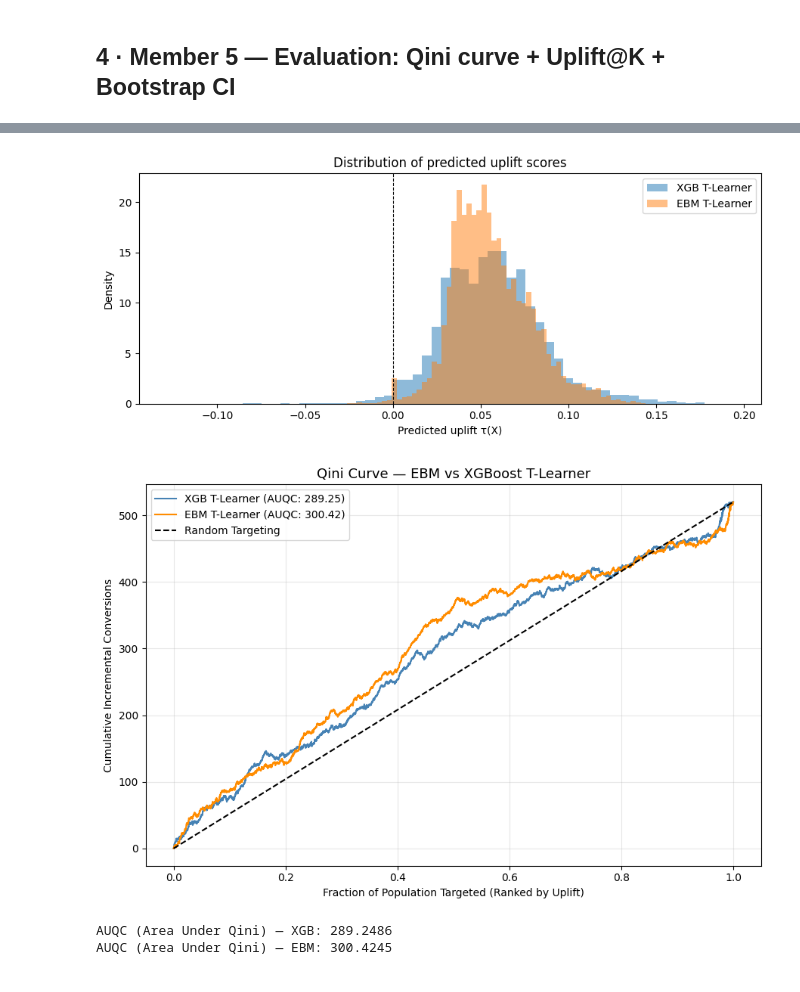
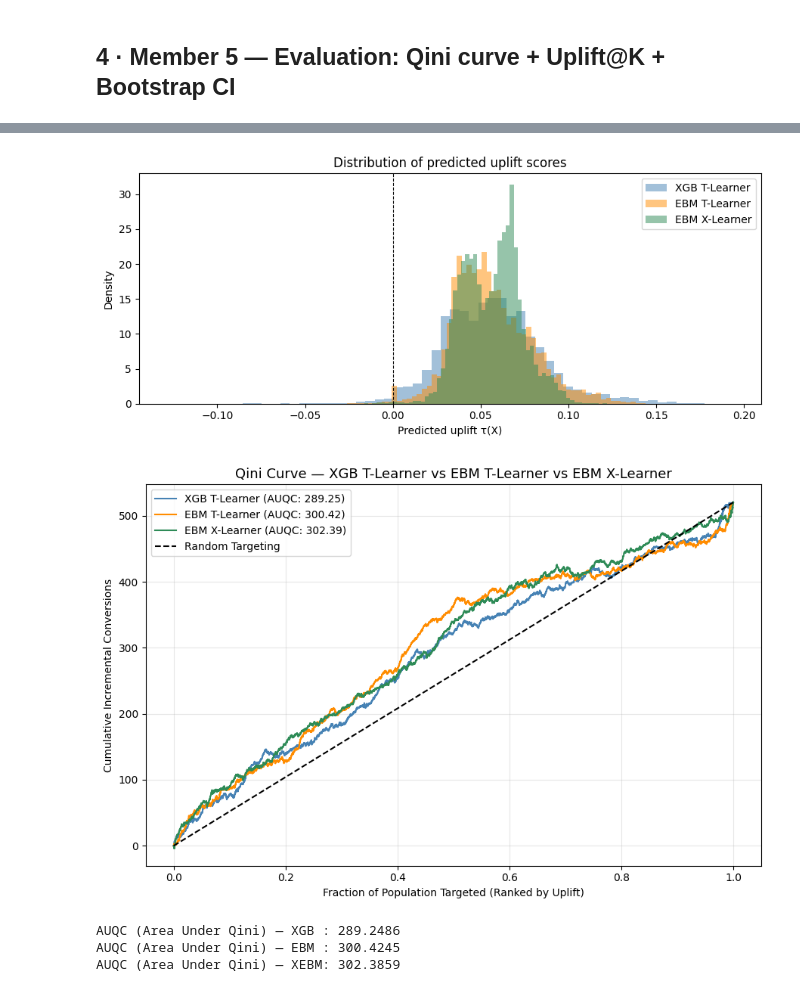
Before and after one commit to shaurya-manjkhola/Causal-Uplift-EBM, a Jupyter notebook: notebooks/02_modelling.ipynb, the cells around one changed output, grey strips where cells are left out. Drawn from its saved outputs; the diff is of its cells as text; code cells hidden in the pictures.

```diff
--- a/notebooks/02_modelling.ipynb
+++ b/notebooks/02_modelling.ipynb
@@ -668,22 +735,16 @@ Generating waterfall plots for indices: 10410, 1450, 6827
 # ============================================================
 # 4a. Generate uplift predictions on the HELD-OUT test set
 # ============================================================
-
-# Safeguard: Ensure X_test remains a DataFrame with 'category' dtypes
-# This prevents the 'could not convert string to float' error in XGBoost
 obj_cols = X_test.select_dtypes(include=['object']).columns.tolist()
 for col in obj_cols:
     X_test[col] = X_test[col].astype('category')
 
 print("Predicting uplift (this may take a few seconds)...")
 
-# IMPORTANT: Ensure your CustomTLearner.predict_uplift doesn't force to_numpy()
-# If the error persists, we will use the models directly:
 try:
     uplift_xgb = tlearner_xgb.predict_uplift(X_test)
     uplift_ebm = tlearner_ebm.predict_uplift(X_test)
 except ValueError:
-    # Manual fallback if CustomTLearner.py has a hardcoded .to_numpy() inside it
     print("Detected forced numpy conversion in TLearner class. Using manual fallback...")
     mu1_xgb = tlearner_xgb.model_t1_.predict_proba(X_test)[:, 1]
     mu0_xgb = tlearner_xgb.model_t0_.predict_proba(X_test)[:, 1]
@@ -693,13 +754,18 @@ except ValueError:
     mu0_ebm = tlearner_ebm.model_t0_.predict_proba(X_test)[:, 1]
     uplift_ebm = mu1_ebm - mu0_ebm
 
-print(f'XGB uplift — mean: {uplift_xgb.mean():.4f}  std: {uplift_xgb.std():.4f}')
-print(f'EBM uplift — mean: {uplift_ebm.mean():.4f}  std: {uplift_ebm.std():.4f}')
+# X-Learner prediction (EBM handles categoricals natively — no fallback needed)
+uplift_xebm = xlearner_ebm.predict_uplift(X_test)
+
+print(f'XGB  uplift — mean: {uplift_xgb.mean():.4f}  std: {uplift_xgb.std():.4f}')
+print(f'EBM  uplift — mean: {uplift_ebm.mean():.4f}  std: {uplift_ebm.std():.4f}')
+print(f'XEBM uplift — mean: {uplift_xebm.mean():.4f}  std: {uplift_xebm.std():.4f}')
 
 # Distribution Plot
 plt.figure(figsize=(9, 4))
-plt.hist(uplift_xgb, bins=60, alpha=0.5, label='XGB T-Learner', density=True)
-plt.hist(uplift_ebm, bins=60, alpha=0.5, label='EBM T-Learner', density=True)
+plt.hist(uplift_xgb,  bins=60, alpha=0.5, label='XGB T-Learner',  density=True, color='steelblue')
+plt.hist(uplift_ebm,  bins=60, alpha=0.5, label='EBM T-Learner',  density=True, color='darkorange')
+plt.hist(uplift_xebm, bins=60, alpha=0.5, label='EBM X-Learner',  density=True, color='seagreen')
 plt.axvline(0, color='black', linestyle='--', linewidth=0.8)
 plt.xlabel('Predicted uplift τ(X)'); plt.ylabel('Density')
 plt.title('Distribution of predicted uplift scores')
@@ -714,14 +781,13 @@ EBM uplift — mean: 0.0562  std: 0.0223
-[figure, old version]
+[figure, new version]
 # %%
 # ============================================================
-# 4b. Qini curve — Manual Implementation (Fixes ImportError)
+# 4b. Qini curve — Manual Implementation
 # ============================================================
 import numpy as np
 import matplotlib.pyplot as plt
 
 def get_qini_coords(y_true, uplift_scores, treatment):
     """Calculates x and y coordinates for a Qini curve."""
-    # Rank indices by uplift score descending
     order = np.argsort(uplift_scores)[::-1]
     y_true = np.array(y_true)[order]
     treatment = np.array(treatment)[order]
@@ -729,56 +795,53 @@ def get_qini_coords(y_true, uplift_scores, treatment):
     n_total = len(y_true)
     x_coords = np.linspace(0, 1, n_total + 1)
 
-    # Cumulative counts
     y_t1 = np.cumsum(y_true * treatment)
     y_t0 = np.cumsum(y_true * (1 - treatment))
     n_t1 = np.cumsum(treatment)
     n_t0 = np.cumsum(1 - treatment)
 
-    # Qini formula: n_y_t1 - (n_y_t0 * n_t1 / n_t0)
-    # Handle division by zero for the very first point
     with np.errstate(divide='ignore', invalid='ignore'):
         qini = y_t1 - (y_t0 * n_t1 / n_t0)
     qini = np.nan_to_num(qini)
 
-    # Add starting (0,0) point
     return x_coords, np.concatenate([[0], qini])
 
-# Calculate coordinates
-x_xgb, y_qini_xgb = get_qini_coords(y_test, uplift_xgb, t_test)
-x_ebm, y_qini_ebm = get_qini_coords(y_test, uplift_ebm, t_test)
+# Calculate coordinates for all three models
+x_xgb,  y_qini_xgb  = get_qini_coords(y_test, uplift_xgb,  t_test)
+x_ebm,  y_qini_ebm  = get_qini_coords(y_test, uplift_ebm,  t_test)
+x_xebm, y_qini_xebm = get_qini_coords(y_test, uplift_xebm, t_test)
+
+# AUQC scores
+auqc_xgb  = np.trapz(y_qini_xgb,  x_xgb)
+auqc_ebm  = np.trapz(y_qini_ebm,  x_ebm)
+auqc_xebm = np.trapz(y_qini_xebm, x_xebm)
 
 # Plotting
 plt.figure(figsize=(9, 6))
+plt.plot(x_xgb,  y_qini_xgb,  label=f'XGB T-Learner (AUQC: {auqc_xgb:.2f})',  color='steelblue')
+plt.plot(x_ebm,  y_qini_ebm,  label=f'EBM T-Learner (AUQC: {auqc_ebm:.2f})',  color='darkorange')
+plt.plot(x_xebm, y_qini_xebm, label=f'EBM X-Learner (AUQC: {auqc_xebm:.2f})', color='seagreen')
 
-# Plot Models
-plt.plot(x_xgb, y_qini_xgb, label=f'XGB T-Learner (AUQC: {np.trapz(y_qini_xgb, x_xgb):.2f})', color='steelblue')
-plt.plot(x_ebm, y_qini_ebm, label=f'EBM T-Learner (AUQC: {np.trapz(y_qini_ebm, x_ebm):.2f})', color='darkorange')
-
-# Plot Random Baseline (Straight line from 0 to the final Qini value)
-final_qini = y_qini_ebm[-1] # Both models end at the same population lift
+final_qini = y_qini_ebm[-1]
 plt.plot([0, 1], [0, final_qini], 'k--', label='Random Targeting')
 
-plt.title('Qini Curve — EBM vs XGBoost T-Learner', fontsize=13)
+plt.title('Qini Curve — XGB T-Learner vs EBM T-Learner vs EBM X-Learner', fontsize=13)
 plt.xlabel('Fraction of Population Targeted (Ranked by Uplift)')
 plt.ylabel('Cumulative Incremental Conversions')
 plt.legend()
 plt.grid(True, alpha=0.3)
-
 plt.tight_layout()
 plt.savefig(os.path.join(RESULTS_DIR, 'qini_curve_manual.png'), dpi=300)
 plt.show()
 
-# Define AUQC scores for the next cells
-auqc_xgb = np.trapz(y_qini_xgb, x_xgb)
-auqc_ebm = np.trapz(y_qini_ebm, x_ebm)
-
-print(f'AUQC (Area Under Qini) — XGB: {auqc_xgb:.4f}')
-print(f'AUQC (Area Under Qini) — EBM: {auqc_ebm:.4f}')
+print(f'AUQC (Area Under Qini) — XGB : {auqc_xgb:.4f}')
+print(f'AUQC (Area Under Qini) — EBM : {auqc_ebm:.4f}')
+print(f'AUQC (Area Under Qini) — XEBM: {auqc_xebm:.4f}')
 # %% [output]
-[figure, old version]
+[figure, new version]
-AUQC (Area Under Qini) — XGB: 289.2486
-AUQC (Area Under Qini) — EBM: 300.4245
+AUQC (Area Under Qini) — XGB : 289.2486
+AUQC (Area Under Qini) — EBM : 300.4245
+AUQC (Area Under Qini) — XEBM: 302.3859
 # %%
 # ============================================================
 # 4c. Bootstrapped Qini — Manual Implementation
```
Also changed, not shown: parts of 9 cells of this notebook, 11 other files.
